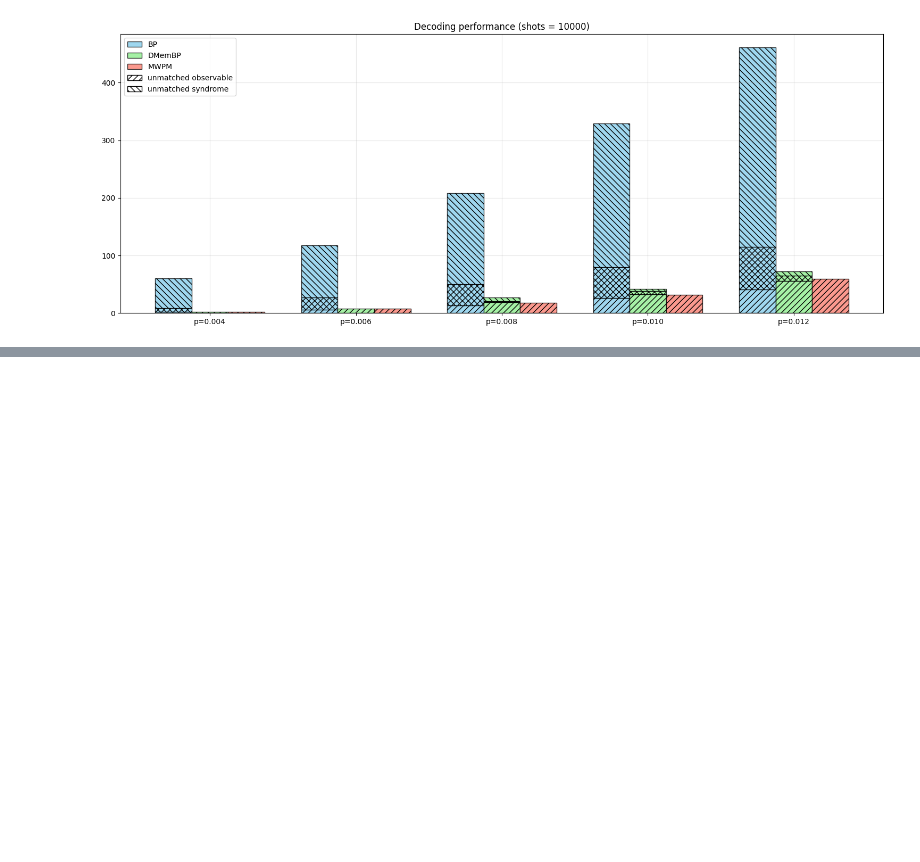
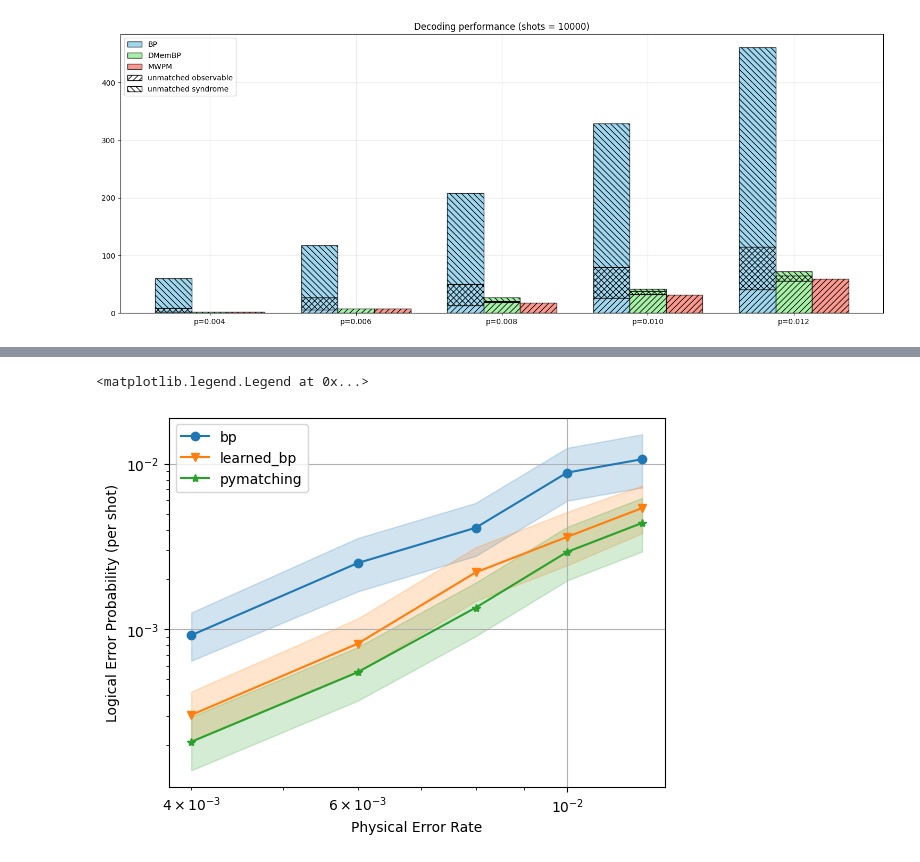
Before and after one commit to caoyingkang/QEC-decoder, a Jupyter notebook: pytorch/benchmark.ipynb, the cells around one changed output, grey strips where cells are left out. Saved outputs shown, nothing was run; the diff lists cells and outputs as text; code cells hidden in the pictures; blank space fills up the shorter version.

```diff
--- a/pytorch/benchmark.ipynb
+++ b/pytorch/benchmark.ipynb
@@ -179,0 +185,9 @@ stacked_bar_plot_stats(results)
+# %%
+d = 5
+rounds = 5
+error_rates = [0.004, 0.006, 0.008, 0.01, 0.012]
+timestamp = "2025-09-23-18-07-24"
+
+gamma = np.load(f"learned_params/dmemoffnormbp_{timestamp}_gamma.npy")
+with open(f"learned_params/dmemoffnormbp_{timestamp}_nf.pkl", "rb") as f:
+    nf = pickle.load(f)
@@ -179,0 +240,9 @@ stacked_bar_plot_stats(results)
+# %%
+sinter_stats = sinter.collect(
+    num_workers=os.cpu_count() - 1,
+    max_shots=10_000_000,
+    max_errors=100,
+    tasks=tasks,
+    custom_decoders=custom_decoders,
+    print_progress=True,
+)
@@ -179,0 +267,16 @@ stacked_bar_plot_stats(results)
+# %%
+fig, ax = plt.subplots(1, 1)
+sinter.plot_error_rate(
+    ax=ax,
+    stats=sinter_stats,
+    group_func=lambda stat: f"{stat.json_metadata['decoder']}",
+    x_func=lambda stat: stat.json_metadata['p'],
+)
+ax.loglog()
+ax.grid()
+ax.set_ylabel('Logical Error Probability (per shot)')
+ax.set_xlabel('Physical Error Rate')
+ax.legend()
+# %% [output]
+<matplotlib.legend.Legend at 0x...>
+[figure, added]
```
Also changed, not shown: parts of 10 cells of this notebook, 7 other files.
